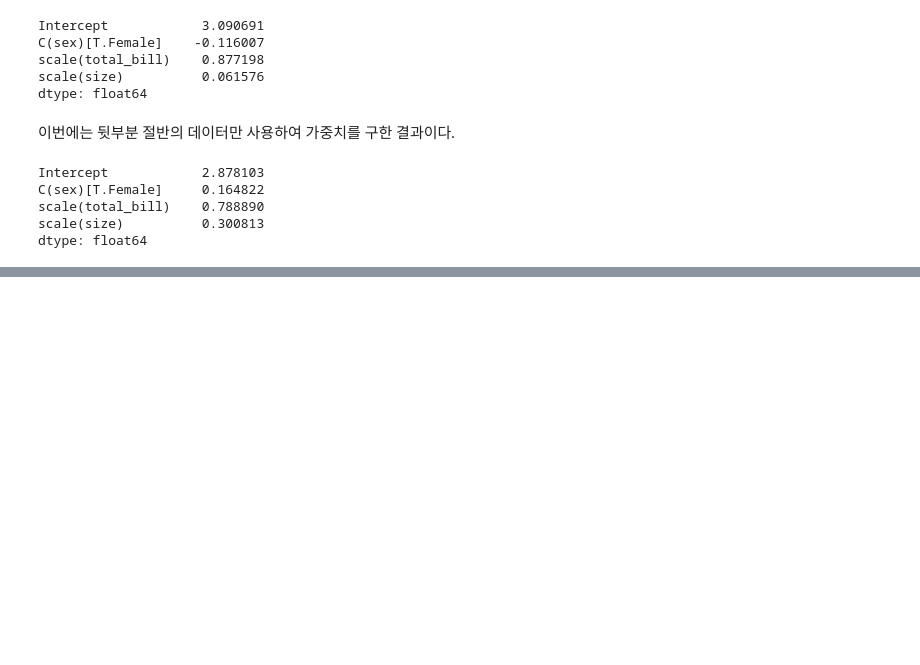
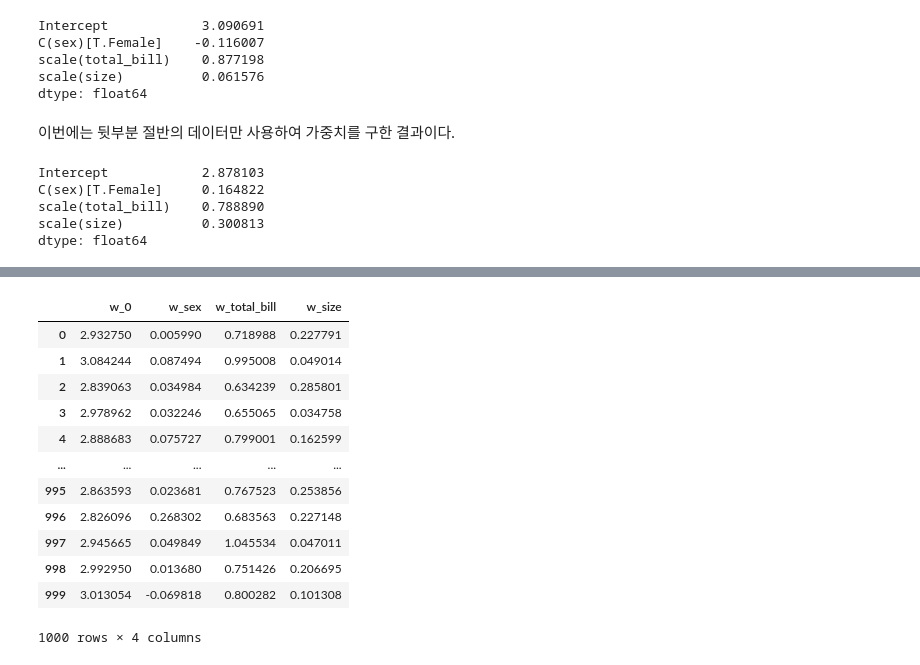
Before and after one commit to datascienceschool/book_data_analysis, a Jupyter notebook: _sources/ch03/03_05.ipynb, the cells around one changed output, grey strips where cells are left out. Saved outputs shown, nothing was run; the diff lists cells and outputs as text; code cells hidden in the pictures; blank space fills up the shorter version.

```diff
--- a/_sources/ch03/03_05.ipynb
+++ b/_sources/ch03/03_05.ipynb
@@ -61,0 +74,29 @@ dtype: float64
+# %%
+%%time
+
+import numpy as np
+import pandas as pd
+
+np.random.seed(0)
+N = 1000
+params_w0 = np.zeros(N)
+params_w1 = np.zeros(N)
+params_w2 = np.zeros(N)
+params_w3 = np.zeros(N)
+for i in range(N):
+    idx = np.random.choice(len(tips), len(tips), replace=True)
+    tips_i = tips.iloc[idx]
+    result = sm.OLS.from_formula(formula, tips_i).fit()
+    params_w0[i] = result.params.iloc[0]
+    params_w1[i] = result.params.iloc[1]
+    params_w2[i] = result.params.iloc[2]
+    params_w3[i] = result.params.iloc[3]
+
+weights = pd.DataFrame({
+    "w_0": params_w0,
+    "w_sex": params_w1,
+    "w_total_bill": params_w2,
+    "w_size": params_w3,
+})
+weights
+# %% [output]
@@ -61,0 +105,13 @@ dtype: float64
+|  | w_0 | w_sex | w_total_bill | w_size |
+| 0 | 2.932750 | 0.005990 | 0.718988 | 0.227791 |
+| 1 | 3.084244 | 0.087494 | 0.995008 | 0.049014 |
+| 2 | 2.839063 | 0.034984 | 0.634239 | 0.285801 |
+| 3 | 2.978962 | 0.032246 | 0.655065 | 0.034758 |
+| 4 | 2.888683 | 0.075727 | 0.799001 | 0.162599 |
+| ... | ... | ... | ... | ... |
+| 995 | 2.863593 | 0.023681 | 0.767523 | 0.253856 |
+| 996 | 2.826096 | 0.268302 | 0.683563 | 0.227148 |
+| 997 | 2.945665 | 0.049849 | 1.045534 | 0.047011 |
+| 998 | 2.992950 | 0.013680 | 0.751426 | 0.206695 |
+| 999 | 3.013054 | -0.069818 | 0.800282 | 0.101308 |
+1000 rows × 4 columns
```
Also changed, not shown: parts of 13 cells of this notebook, 3 other files.
